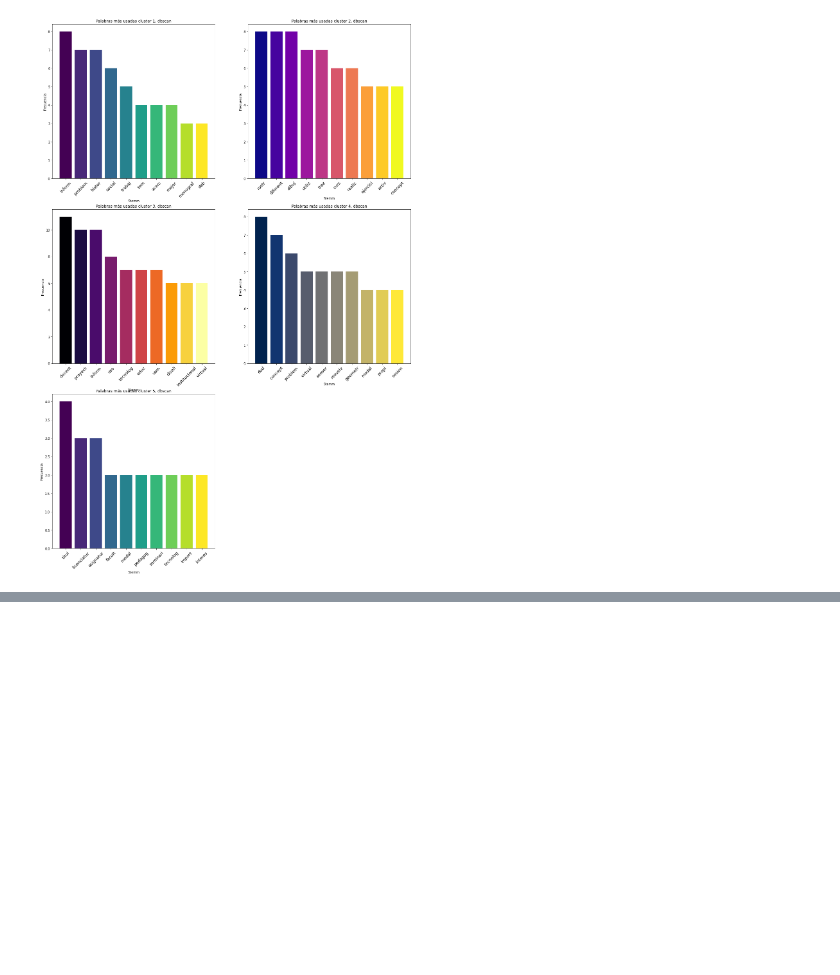
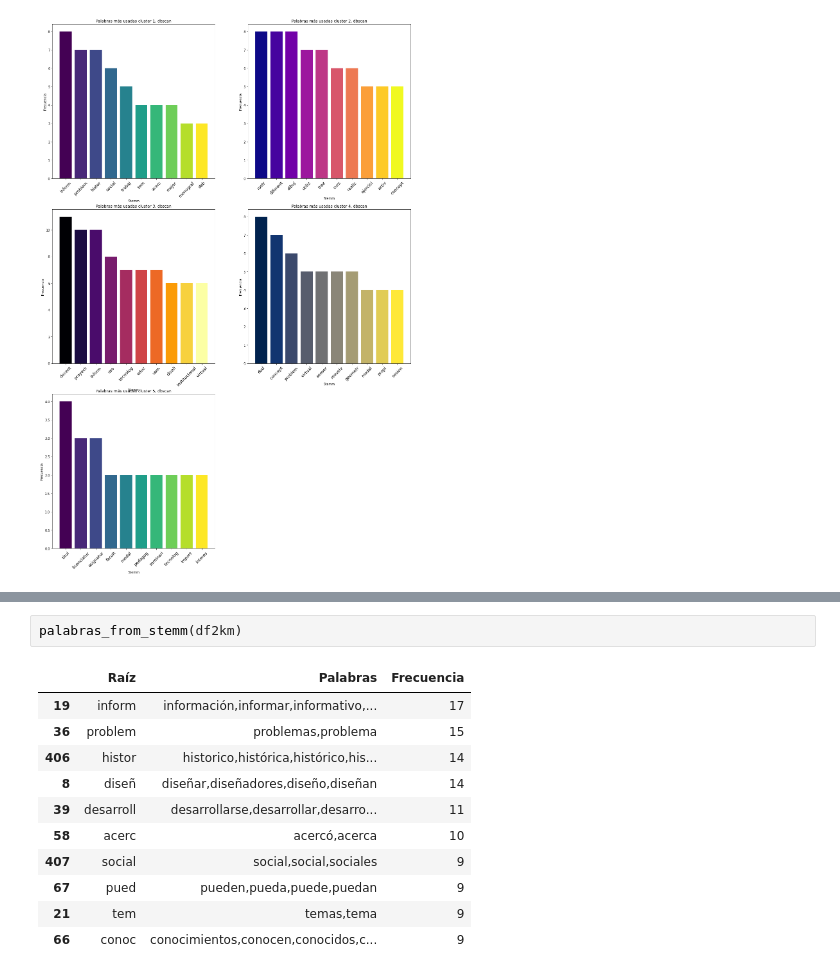
Before and after one commit to DanielaAndaluz/Aplicacion-de-algoritmos-de-clusterizacion-para-la-identificacion-de-patrones-en-las-reflexiones, a Jupyter notebook: Palabras-frecuentes.ipynb, the cells around one changed output, grey strips where cells are left out. Drawn from its saved outputs; the diff is of its cells as text; blank space fills up the shorter version.

```diff
--- a/Palabras-frecuentes.ipynb
+++ b/Palabras-frecuentes.ipynb
@@ -209,0 +249,14 @@ plt.savefig('dbscan.png')
+# %%
+palabras_from_stemm(df2km)
+# %% [output]
+|  | Raíz | Palabras | Frecuencia |
+| 19 | inform | información,informar,informativo,... | 17 |
+| 36 | problem | problemas,problema | 15 |
+| 406 | histor | historico,histórica,histórico,his... | 14 |
+| 8 | diseñ | diseñar,diseñadores,diseño,diseñan | 14 |
+| 39 | desarroll | desarrollarse,desarrollar,desarro... | 11 |
+| 58 | acerc | acercó,acerca | 10 |
+| 407 | social | social,social,sociales | 9 |
+| 67 | pued | pueden,pueda,puede,puedan | 9 |
+| 21 | tem | temas,tema | 9 |
+| 66 | conoc | conocimientos,conocen,conocidos,c... | 9 |
```
Also changed, not shown: parts of 14 cells of this notebook, 1 other file.
